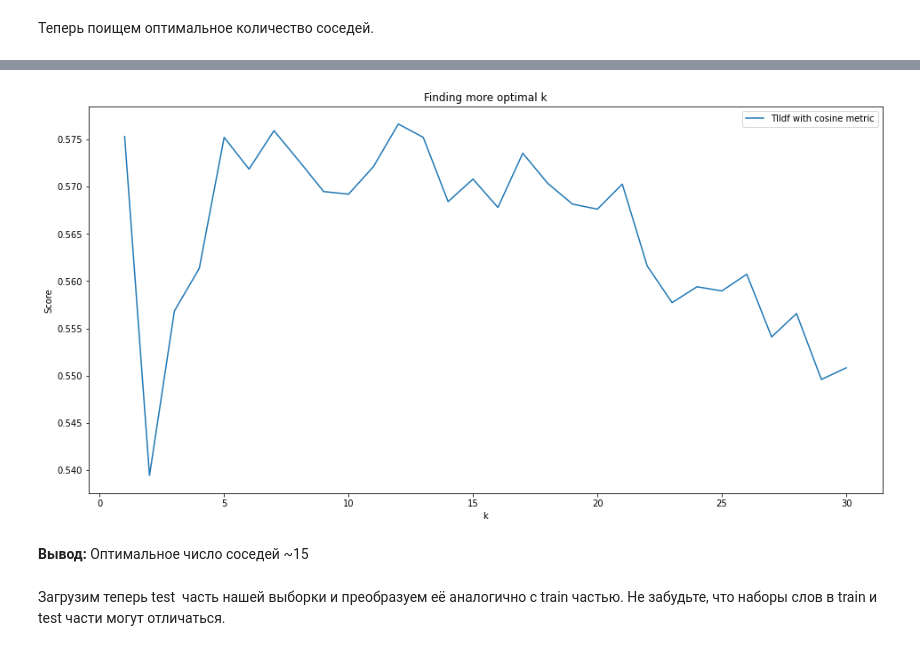
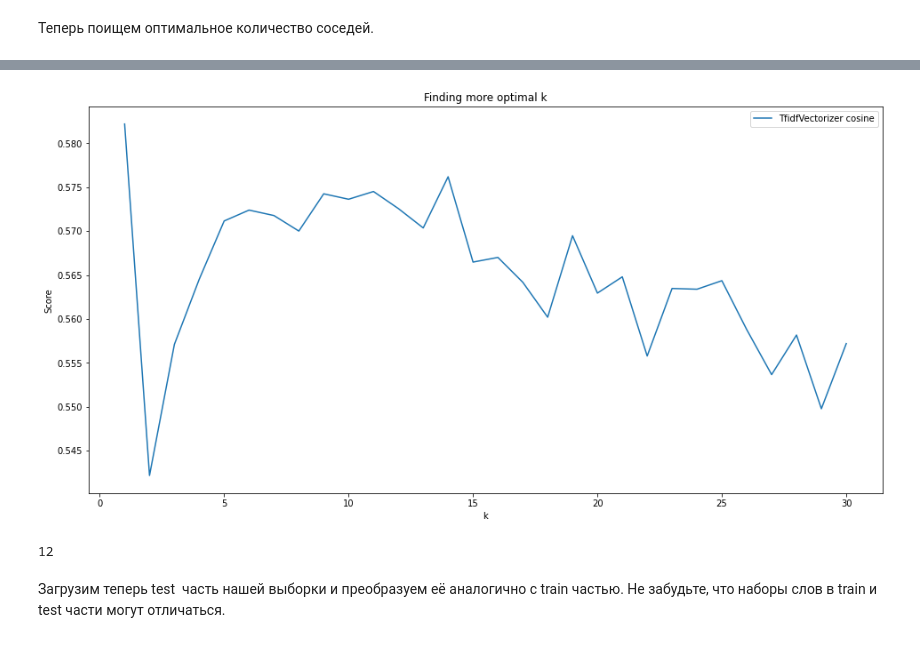
Before and after one commit to SherAndrei/ML_Sphere, a Jupyter notebook: hw1/sherstobitov_hw1.ipynb, the cells around one changed output, grey strips where cells are left out. Saved outputs shown, nothing was run; the diff lists cells and outputs as text; code cells hidden in the pictures.

Commit message:
vectorizer fix

```diff
--- a/hw1/sherstobitov_hw1.ipynb
+++ b/hw1/sherstobitov_hw1.ipynb
@@ -194,11 +194,14 @@ cos_scores_tlidf = optimal_k(X_tlidf, target, kf, np.arange(1,11), metric='cosin
 # %%
-models = {'Count_Vectorizer': scores,
-          'Cosine Count_Vectorizer': cos_scores,
-          'TfIdf_Vectorizer': scores_tlidf,
-          'Cosine TfIdf_Vectorizer': cos_scores_tlidf}
+models = {
+    ('CountVectorizer', 'euclidean'): scores_count,
+    ('CountVectorizer', 'cosine'): cos_scores_count,
+    ('TfidfVectorizer', 'euclidean'): scores_tfidf,
+    ('TfidfVectorizer', 'cosine'): cos_scores_tfidf
+}
+
 fig, axes = plt.subplots(2, 2, figsize=(16,8))
 fig.suptitle("Score with k for various models", fontsize=15)
 for ax, label in zip(axes.flatten(), models):
     ax.set(xlabel='k', ylabel='Score');
-    sns.lineplot(ax = ax, x=np.arange(1,11), y=models[label], label=label)
+    sns.lineplot(ax = ax, x=K_range, y=models[label], label=label)
 # %% [output]
@@ -218,0 +216,3 @@ best_metric = 'cosine'
+# %%
+best_vectorizer, best_metric = max(models, key=models.get)
+best_vectorizer, best_metric
@@ -219,6 +221,10 @@ best_metric = 'cosine'
+# %%
+vectorizer = tfidf_vectorizer if best_vectorizer is 'TfidfVectorizer' else count_vectorizer
+X = X_tfidf if best_vectorizer is 'TfidfVectorizer' else X_count
 # %% [markdown]
 Теперь поищем оптимальное количество соседей.
 # %%
 %%time
-more_scores = optimal_k(X_tlidf, target, kf, np.arange(1,31), metric='cosine')
+greater_K_range = np.arange(1,31)
+more_scores = optimal_k(X, target, kf, greater_K_range, metric=best_metric)
 # %% [output]
@@ -227,10 +233,7 @@ Wall time: 2min 46s
 # %%
 fig, ax = plt.subplots(figsize=(16,8))
 ax.set(xlabel='k', ylabel='Score');
 ax.set_title('Finding more optimal k')
-sns.lineplot(ax = ax, x=np.arange(1,31), y=more_scores, label='TlIdf with cosine metric');
+sns.lineplot(ax = ax, x=greater_K_range, y=more_scores, label=' '.join((best_vectorizer, best_metric)));
 # %% [output]
-[figure, old version]
+[figure, new version]
-# %% [markdown]
-**Вывод:**
-Оптимальное число соседей ~15
@@ -239,3 +240,8 @@ best_k = 15
+# %%
+best_k = np.argmax(more_scores[1:])
+best_k
+# %% [output]
+12
 # %% [markdown]
 Загрузим  теперь test  часть нашей выборки и преобразуем её аналогично с train частью. Не забудьте, что наборы слов в train и test части могут отличаться.
 # %% [markdown]
```
Also changed, not shown: parts of 37 cells of this notebook.
